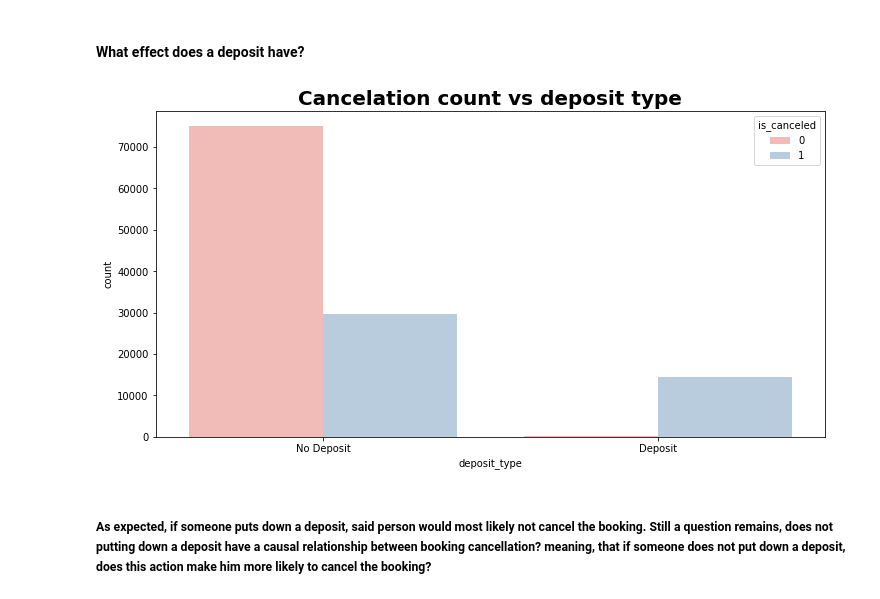
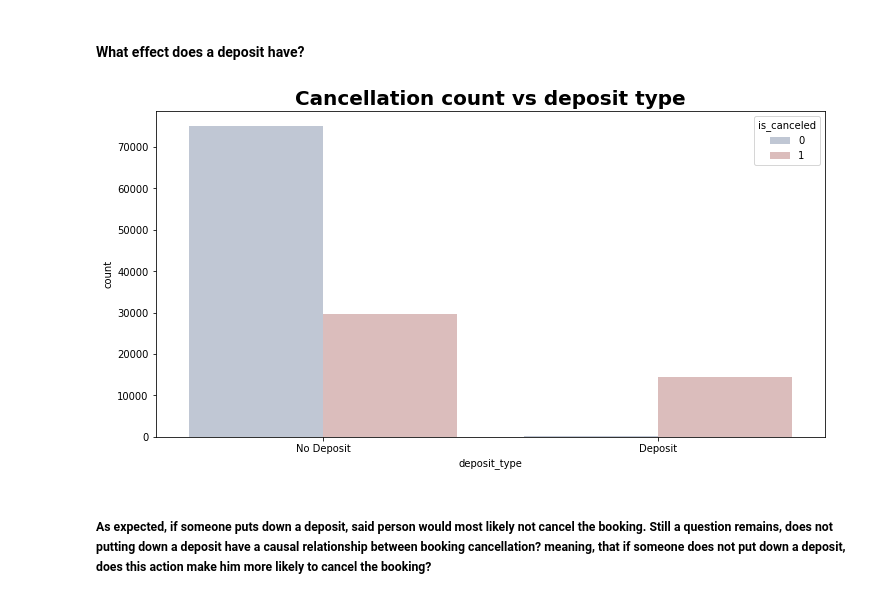
Before and after one commit to ofek181/Causal-Inference, a Jupyter notebook: causal_inference_notebook.ipynb, the cells around one changed output. Drawn from its saved outputs; the diff is of its cells as text; code cells hidden in the pictures.

```diff
--- a/causal_inference_notebook.ipynb
+++ b/causal_inference_notebook.ipynb
@@ -174,6 +174,7 @@ data.loc[data.days_in_waiting_list        >  125, 'days_in_waiting_list'      ]
 data.loc[data.adr                         >= 400, 'adr'                       ] = 400
 data.loc[data.num_guests                  >  6,  'num_guests'                 ] = 6
 data.loc[data.required_car_parking_spaces >  4,  'required_car_parking_spaces'] = 4
+data.loc[data.total_of_special_requests   >  3,  'total_of_special_requests'  ] = 3
 # %% [markdown]
 ### Exploratory data analysis
 # %% [markdown]
@@ -203,12 +204,12 @@ cancellation_rate
 # %% [markdown]
 #### What effect does a deposit have?
 # %%
-plt.figure(figsize=(12, 6))
-sns.countplot(x='deposit_type',hue="is_canceled", data=data,palette='Pastel1')
-plt.title("Cancelation count vs deposit type", fontweight="bold", size=20)
+plt.figure(figsize=(10, 5))
+sns.countplot(x='deposit_type', hue="is_canceled", data=data,palette='vlag')
+plt.title("Cancellation count vs deposit type", fontweight="bold", size=20)
 plt.show()
 # %% [output]
-[figure, old version]
+[figure, new version]
 # %% [markdown]
 ##### As expected, if someone puts down a deposit, said person would most likely not cancel the booking. Still a question remains, does not putting down a deposit have a causal relationship between booking cancellation? meaning, that if someone does not put down a deposit, does this action make him more likely to cancel the booking?
 # %% [markdown]
```
Also changed, not shown: parts of 8 cells of this notebook.
